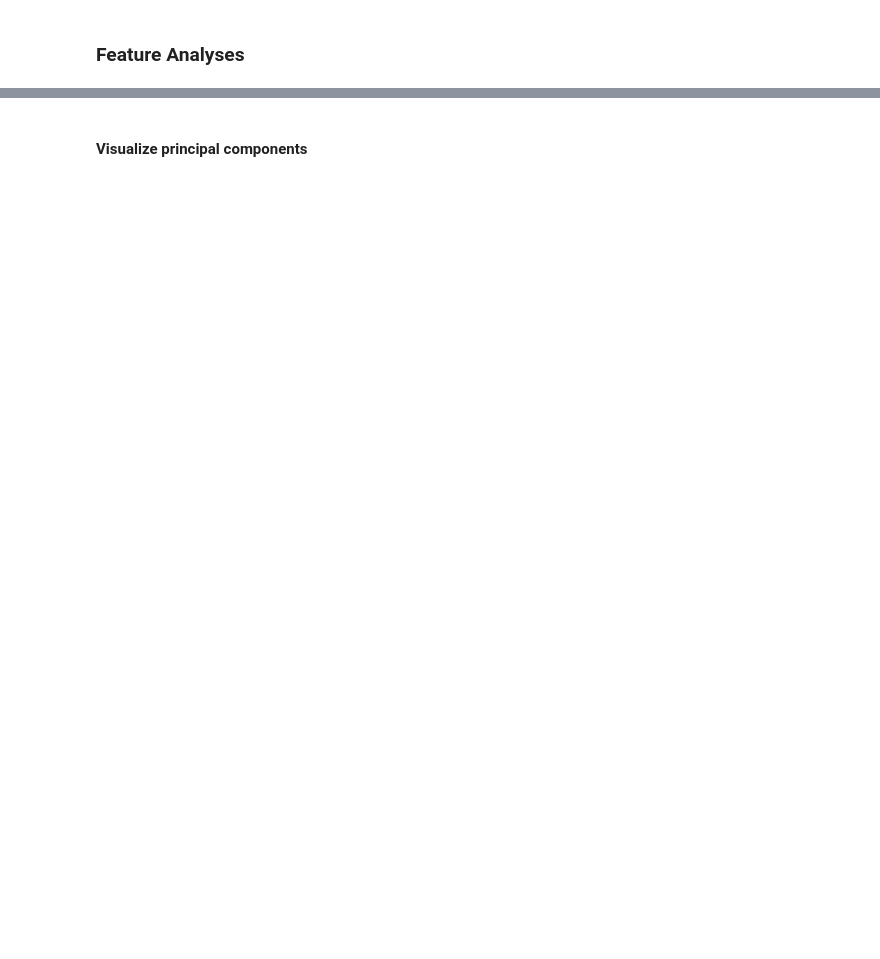
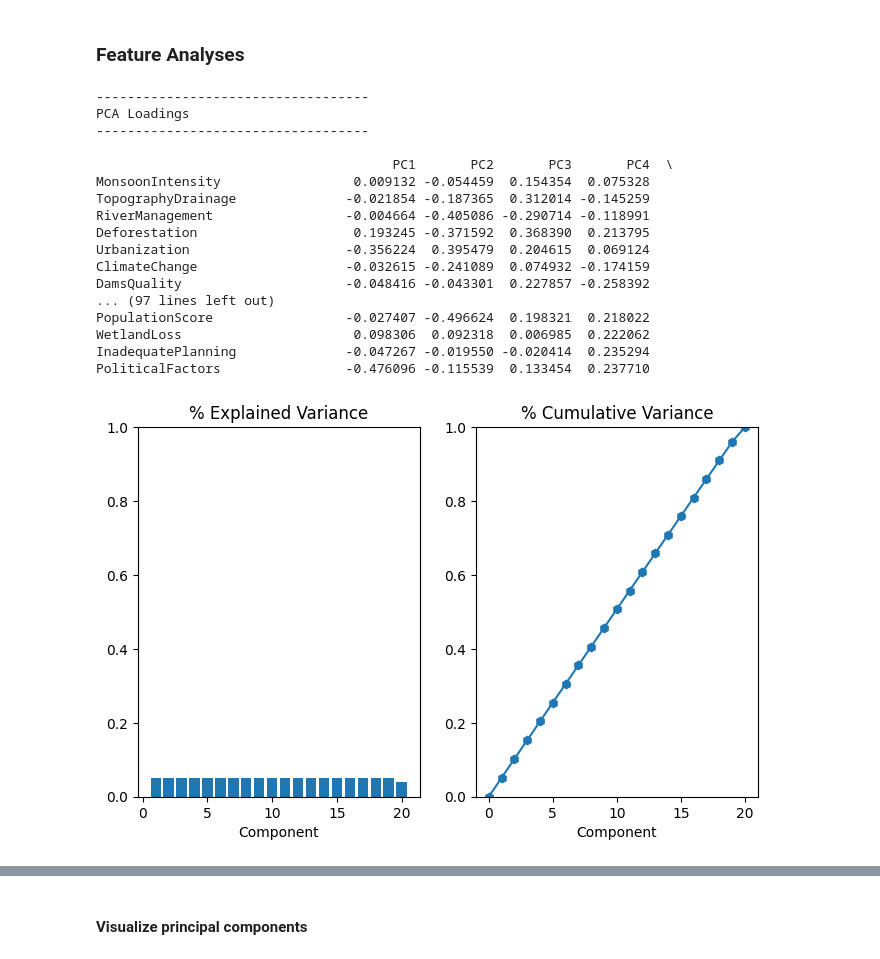
Before and after one commit to nsp8/Machine-Learning-Resources, a Jupyter notebook: regression_flood_prediction.ipynb, the cells around one changed output, grey strips where cells are left out. Drawn from its saved outputs; the diff is of its cells as text; code cells hidden in the pictures; blank space fills up the shorter version.

```diff
--- a/regression_flood_prediction.ipynb
+++ b/regression_flood_prediction.ipynb
@@ -241,36 +357,59 @@ class FeatureAnalyzer:
         grid = np.arange(1, n+1)
         explained_variance = self.pca.explained_variance_ratio_
         axes[0].bar(grid, explained_variance)
         axes[0].set(xlabel="Component", title="% Explained Variance", ylim=(0.0, 1.0))
         cumulative_variance = np.cumsum(explained_variance)
         axes[1].plot(np.r_[0, grid], np.r_[0, cumulative_variance], marker="h")
         axes[1].set(xlabel="Component", title="% Cumulative Variance", ylim=(0.0, 1.0))
         fig.set(figwidth=width, dpi=dpi)
         return axes
 
     def make_mi_scores(self, discrete_features: bool = False):
         mi_regression = mutual_info_regression(self.X, self.y, discrete_features=discrete_features)
         return pd.Series(mi_regression, name="Mutual Info Scores", index=self.X.columns).sort_values(ascending=False)
 
     def check_outliers(self):
         sns.catplot(
             y="value",
             col="variable",
             data=self.X_pca.melt(),
             kind="boxen",
             sharey=False,
             col_wrap=2
         )
 
 
-def show_feature_analysis_artifacts(X, y):
+def show_feature_analysis_artifacts(X, y, show_mi_scores=True, show_outliers=True):
     feature_analyzer = FeatureAnalyzer(X, y)
     feature_analyzer.plot_variance()
-    mi_scores = feature_analyzer.make_mi_scores()
-    feature_analyzer.check_outliers()
-    print(f"\n{'-' * 35}\nMutual Information Scores \n{'-' * 35}\n")
-    print(mi_scores)
+    if show_mi_scores:
+        mi_scores = feature_analyzer.make_mi_scores()
+        print(f"\n{'-' * 35}\nMutual Information Scores \n{'-' * 35}\n")
+        print(mi_scores)
+    if show_outliers:
+        feature_analyzer.check_outliers()
     return feature_analyzer
 
 
-feature_analyzer_object = show_feature_analysis_artifacts(X_train, y_train)
+feature_analyzer_object = show_feature_analysis_artifacts(
+    X_train, y_train, show_mi_scores=False, show_outliers=False
+)
+# %% [output]
+-----------------------------------
+PCA Loadings
+-----------------------------------
+
+                                      PC1       PC2       PC3       PC4  \
+MonsoonIntensity                 0.009132 -0.054459  0.154354  0.075328
+TopographyDrainage              -0.021854 -0.187365  0.312014 -0.145259
+RiverManagement                 -0.004664 -0.405086 -0.290714 -0.118991
+Deforestation                    0.193245 -0.371592  0.368390  0.213795
+Urbanization                    -0.356224  0.395479  0.204615  0.069124
+ClimateChange                   -0.032615 -0.241089  0.074932 -0.174159
+DamsQuality                     -0.048416 -0.043301  0.227857 -0.258392
+... (97 lines left out)
+PopulationScore                 -0.027407 -0.496624  0.198321  0.218022
+WetlandLoss                      0.098306  0.092318  0.006985  0.222062
+InadequatePlanning              -0.047267 -0.019550 -0.020414  0.235294
+PoliticalFactors                -0.476096 -0.115539  0.133454  0.237710
+[figure, added]
```
Also changed, not shown: parts of 26 cells of this notebook.
